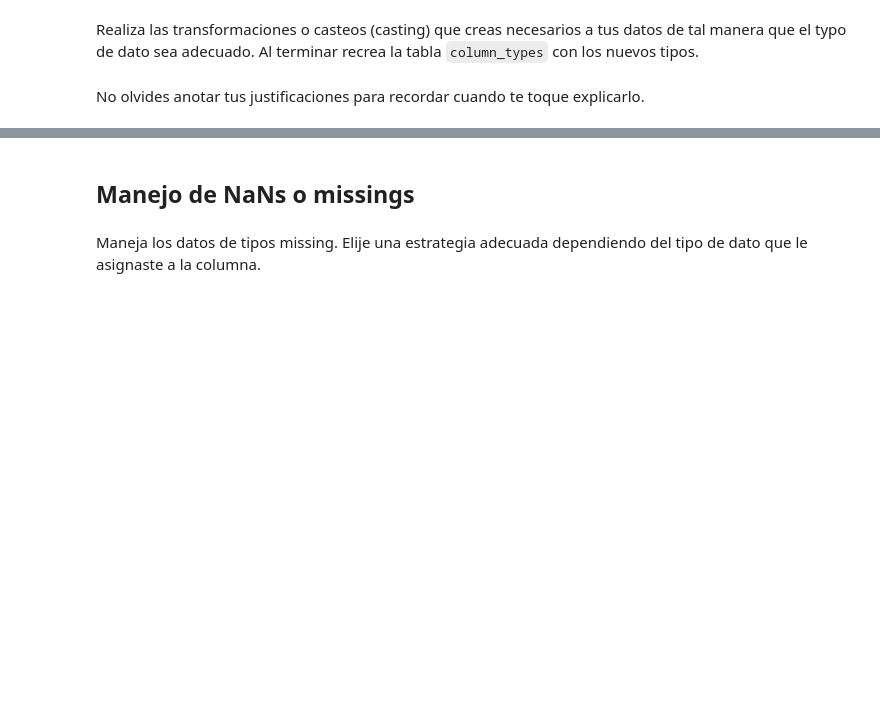
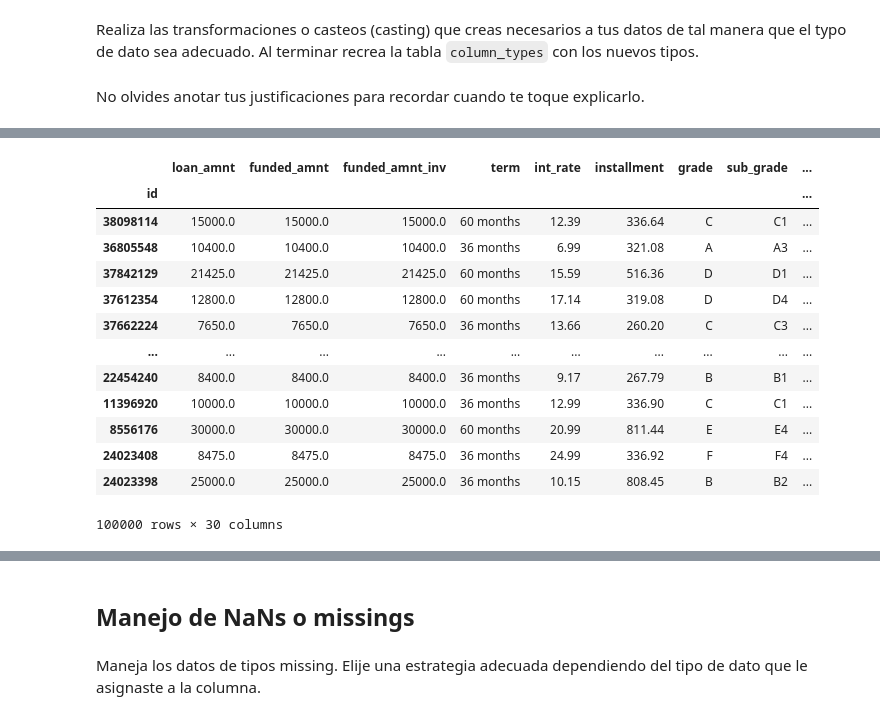
Before and after one commit to sonder-art/fdd_prim_2023, a Jupyter notebook: tareas_v2/Mauricio_86/pandas/10_limpieza_pandas.ipynb, the cells around one changed output, grey strips where cells are left out. Drawn from its saved outputs; the diff is of its cells as text; code cells hidden in the pictures; blank space fills up the shorter version.

```diff
--- a/tareas_v2/Mauricio_86/pandas/10_limpieza_pandas.ipynb
+++ b/tareas_v2/Mauricio_86/pandas/10_limpieza_pandas.ipynb
@@ -39,11 +39,12 @@ Realizar un ETL y un EDA
 # %%
 import pandas as pd
 import numpy as np
+pd.set_option("display.max_columns", None)
+pd.set_option('display.max_colwidth', None)
 # %% [markdown]
 Vas a obtener 2 errores, solucionalo con los visto en clase.
 Tip: Se arreglan con argumentos adicionales de la funcion `read_csv`
 Documentacion: https://pandas.pydata.org/docs/reference/api/pandas.read_csv.html
 # %%
-# loans = pd.read_csv('https://github.com/sonder-art/fdd_prim_2023/blob/main/codigo/pandas/LoansData_sample.csv.gz?raw=true')
-
-# loans
+loans = pd.read_csv('https://github.com/sonder-art/fdd_prim_2023/blob/main/codigo/pandas/LoansData_sample.csv.gz?raw=true', compression="gzip")
+loans
@@ -96,3 +155,23 @@ No olvides anotar tus justificaciones para recordar cuando te toque explicarlo.
+# %%
+loans.set_index("id", inplace=True)
+# %%
+loans_subset = loans[['loan_amnt' , 'funded_amnt', 'funded_amnt_inv', 'term', 'int_rate', 'installment', 'grade', 'sub_grade', 'emp_length', 'home_ownership', 'annual_inc', 'verification_status', 'loan_status', 'pymnt_plan', 'purpose', 'dti', 'delinq_2yrs', 'earliest_cr_line', 'open_acc', 'revol_bal', 'total_acc', 'total_pymnt', 'total_pymnt_inv', 'last_pymnt_d', 'last_pymnt_amnt', 'tot_cur_bal', 'acc_open_past_24mths', 'avg_cur_bal', 'pct_tl_nvr_dlq', 'tot_hi_cred_lim']]
+loans_subset
+# %% [output]
+|  | loan_amnt | funded_amnt | funded_amnt_inv | term | int_rate | installment | grade | sub_grade | ... |
+| id |  |  |  |  |  |  |  |  | ... |
+| 38098114 | 15000.0 | 15000.0 | 15000.0 | 60 months | 12.39 | 336.64 | C | C1 | ... |
+| 36805548 | 10400.0 | 10400.0 | 10400.0 | 36 months | 6.99 | 321.08 | A | A3 | ... |
+| 37842129 | 21425.0 | 21425.0 | 21425.0 | 60 months | 15.59 | 516.36 | D | D1 | ... |
+| 37612354 | 12800.0 | 12800.0 | 12800.0 | 60 months | 17.14 | 319.08 | D | D4 | ... |
+| 37662224 | 7650.0 | 7650.0 | 7650.0 | 36 months | 13.66 | 260.20 | C | C3 | ... |
+| ... | ... | ... | ... | ... | ... | ... | ... | ... | ... |
+| 22454240 | 8400.0 | 8400.0 | 8400.0 | 36 months | 9.17 | 267.79 | B | B1 | ... |
+| 11396920 | 10000.0 | 10000.0 | 10000.0 | 36 months | 12.99 | 336.90 | C | C1 | ... |
+| 8556176 | 30000.0 | 30000.0 | 30000.0 | 60 months | 20.99 | 811.44 | E | E4 | ... |
+| 24023408 | 8475.0 | 8475.0 | 8475.0 | 36 months | 24.99 | 336.92 | F | F4 | ... |
+| 24023398 | 25000.0 | 25000.0 | 25000.0 | 36 months | 10.15 | 808.45 | B | B2 | ... |
+100000 rows × 30 columns
 # %%
 # Manejos de tipos 1
 # Tu codigo aqui
```
Also changed, not shown: parts of 31 cells of this notebook, 2 other files.
